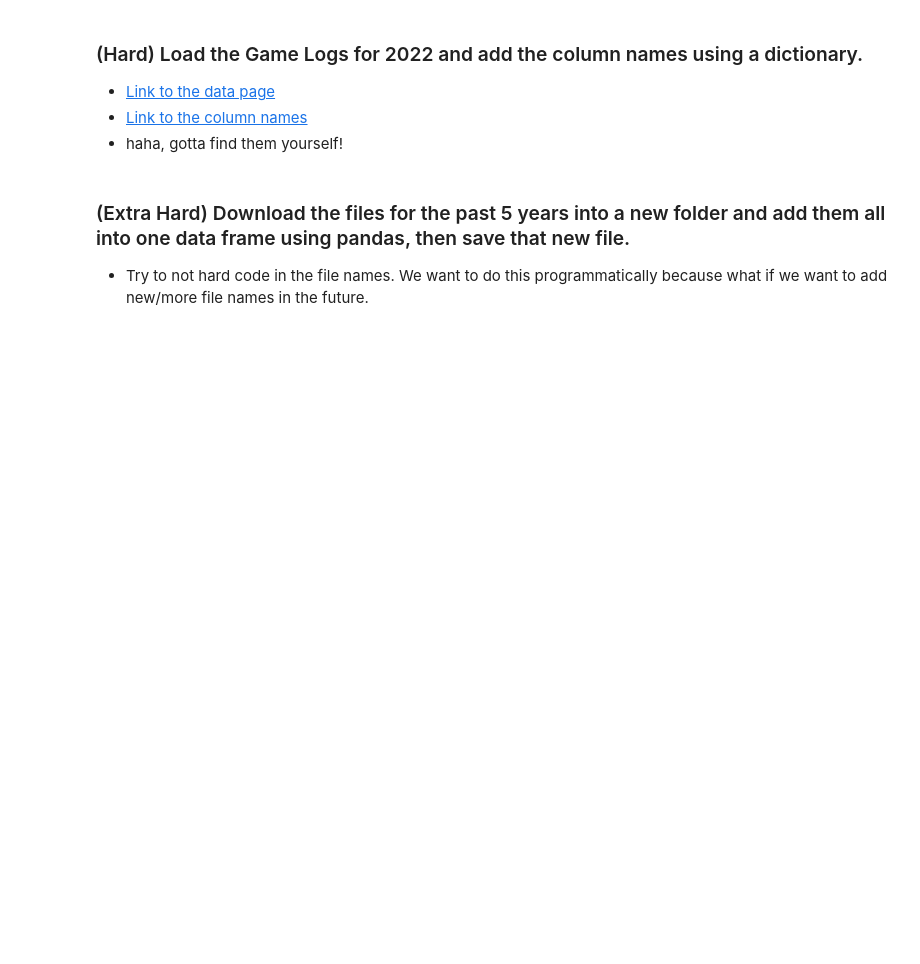
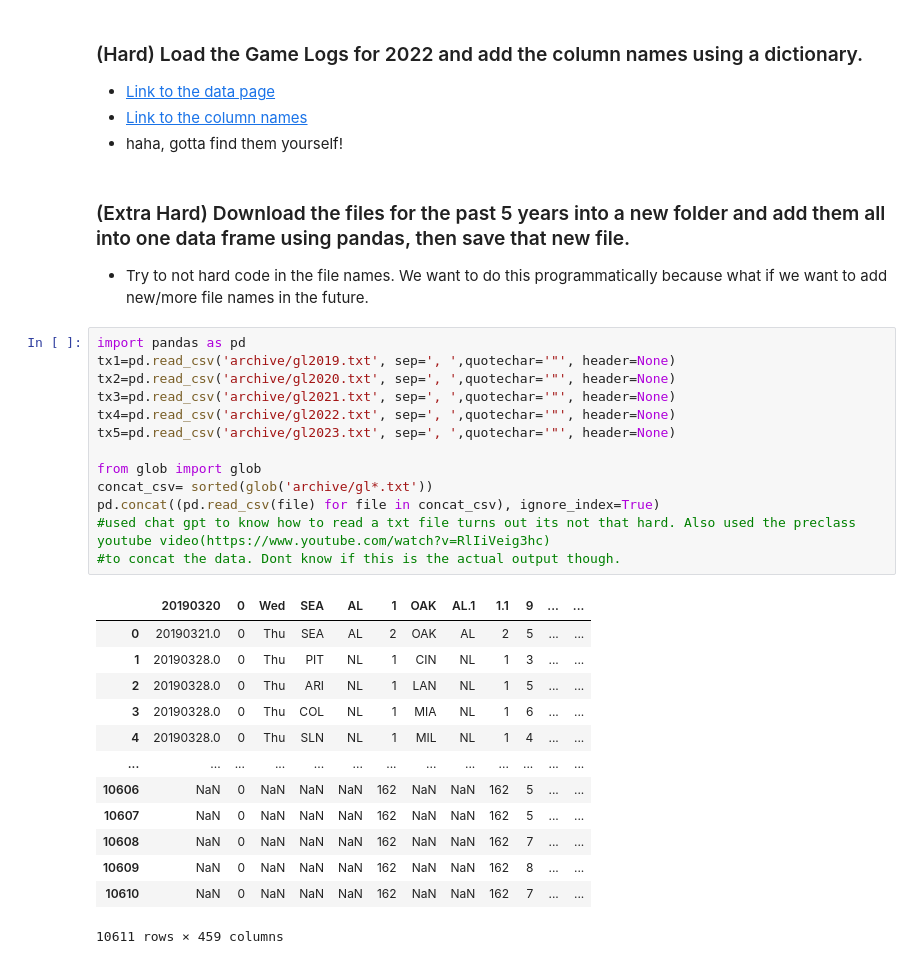
Before and after one commit to Mansur-Mahdee/2024-DS-Tue, a Jupyter notebook: Week-01-Pandas/Exercise-MM.ipynb, the cells around one changed output. Drawn from its saved outputs; the diff is of its cells as text; blank space fills up the shorter version.

```diff
--- a/Week-01-Pandas/Exercise-MM.ipynb
+++ b/Week-01-Pandas/Exercise-MM.ipynb
@@ -130,3 +331,30 @@ Every question below this cell is extra credit and optional.
 # %% [markdown]
 ### (Extra Hard) Download the files for the past 5 years into a new folder and add them all into one data frame using pandas, then save that new file.
 * Try to not hard code in the file names. We want to do this programmatically because what if we want to add new/more file names in the future.
+# %%
+import pandas as pd
+tx1=pd.read_csv('archive/gl2019.txt', sep=', ',quotechar='"', header=None)
+tx2=pd.read_csv('archive/gl2020.txt', sep=', ',quotechar='"', header=None)
+tx3=pd.read_csv('archive/gl2021.txt', sep=', ',quotechar='"', header=None)
+tx4=pd.read_csv('archive/gl2022.txt', sep=', ',quotechar='"', header=None)
+tx5=pd.read_csv('archive/gl2023.txt', sep=', ',quotechar='"', header=None)
+
+from glob import glob
+concat_csv= sorted(glob('archive/gl*.txt'))
+pd.concat((pd.read_csv(file) for file in concat_csv), ignore_index=True)
+#used chat gpt to know how to read a txt file turns out its not that hard. Also used the preclass youtube video(https://www.youtube.com/watch?v=RlIiVeig3hc)
+#to concat the data. Dont know if this is the actual output though.
+# %% [output]
+|  | 20190320 | 0 | Wed | SEA | AL | 1 | OAK | AL.1 | 1.1 | 9 | ... | ... |
+| 0 | 20190321.0 | 0 | Thu | SEA | AL | 2 | OAK | AL | 2 | 5 | ... | ... |
+| 1 | 20190328.0 | 0 | Thu | PIT | NL | 1 | CIN | NL | 1 | 3 | ... | ... |
+| 2 | 20190328.0 | 0 | Thu | ARI | NL | 1 | LAN | NL | 1 | 5 | ... | ... |
+| 3 | 20190328.0 | 0 | Thu | COL | NL | 1 | MIA | NL | 1 | 6 | ... | ... |
+| 4 | 20190328.0 | 0 | Thu | SLN | NL | 1 | MIL | NL | 1 | 4 | ... | ... |
+| ... | ... | ... | ... | ... | ... | ... | ... | ... | ... | ... | ... | ... |
+| 10606 | NaN | 0 | NaN | NaN | NaN | 162 | NaN | NaN | 162 | 5 | ... | ... |
+| 10607 | NaN | 0 | NaN | NaN | NaN | 162 | NaN | NaN | 162 | 5 | ... | ... |
+| 10608 | NaN | 0 | NaN | NaN | NaN | 162 | NaN | NaN | 162 | 7 | ... | ... |
+| 10609 | NaN | 0 | NaN | NaN | NaN | 162 | NaN | NaN | 162 | 8 | ... | ... |
+| 10610 | NaN | 0 | NaN | NaN | NaN | 162 | NaN | NaN | 162 | 7 | ... | ... |
+10611 rows × 459 columns
```
Also changed, not shown: parts of 20 cells of this notebook.
